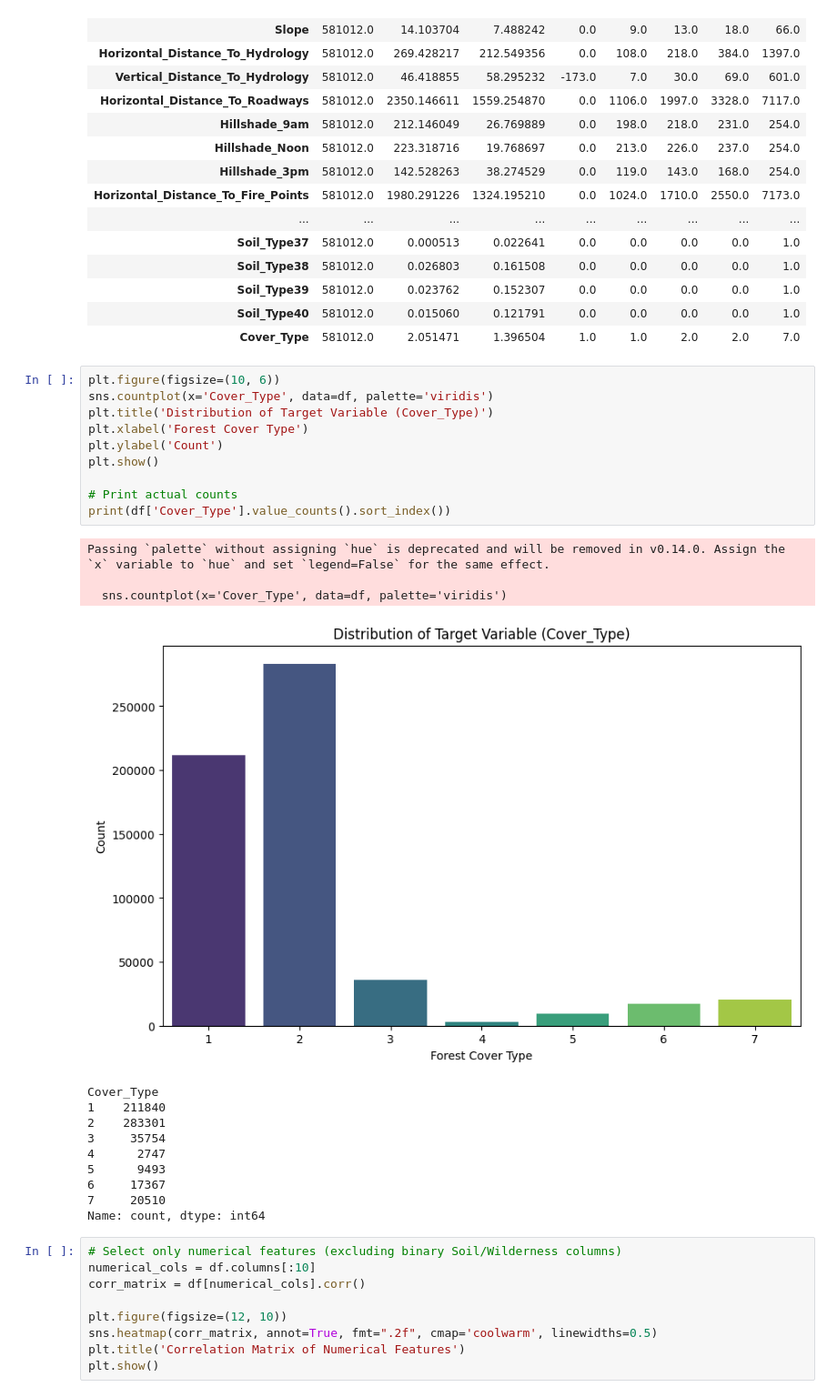
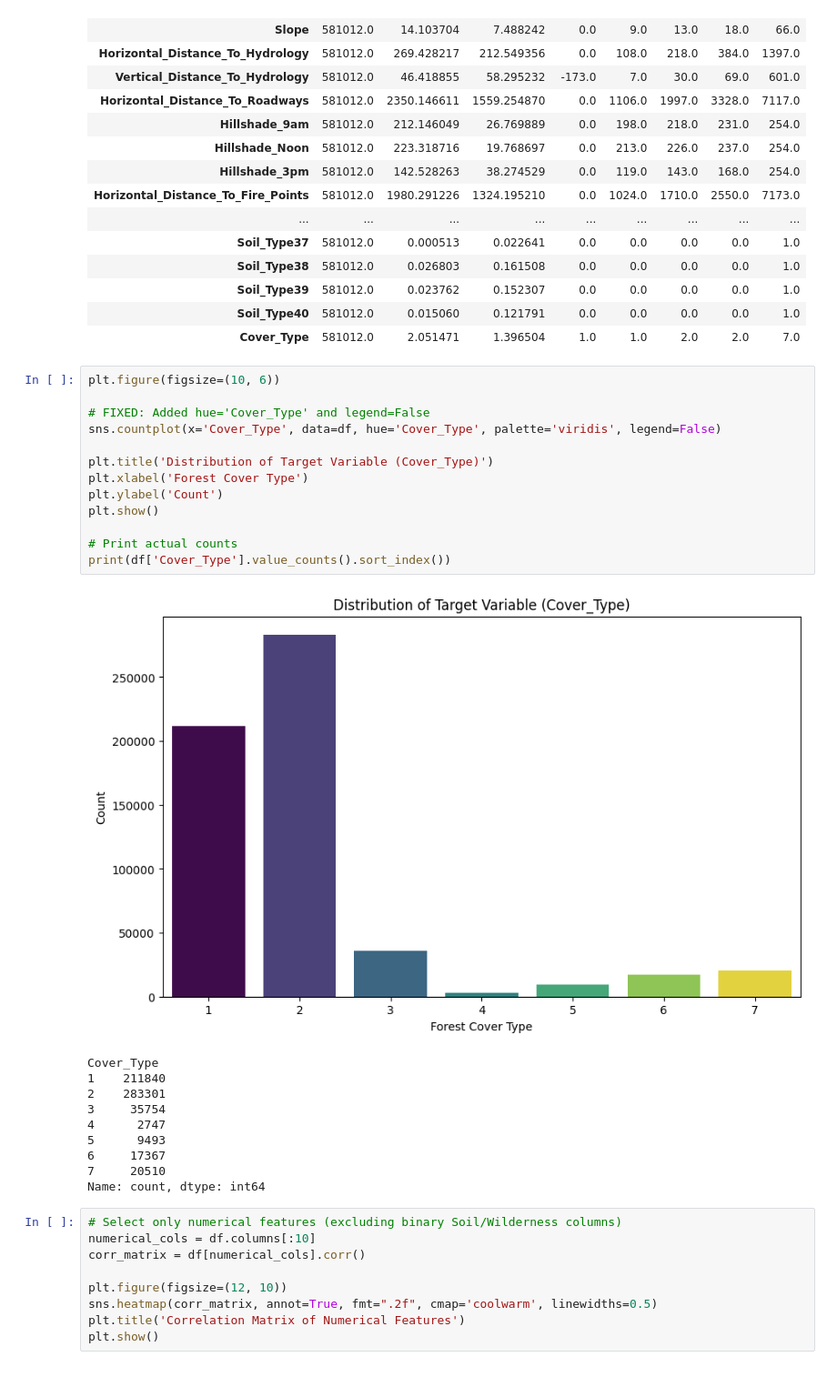
Before and after one commit to Aditya01237/Machine_Learning_2, a Jupyter notebook: Forest_Cover_Type_Dataset.ipynb, the cells around one changed output. Shown at 91% size. Drawn from its saved outputs; the diff is of its cells as text.

```diff
--- a/Forest_Cover_Type_Dataset.ipynb
+++ b/Forest_Cover_Type_Dataset.ipynb
@@ -114,28 +114,28 @@ Descriptive Statistics:
 | Cover_Type | 581012.0 | 2.051471 | 1.396504 | 1.0 | 1.0 | 2.0 | 2.0 | 7.0 |
 # %%
 plt.figure(figsize=(10, 6))
-sns.countplot(x='Cover_Type', data=df, palette='viridis')
+
+# FIXED: Added hue='Cover_Type' and legend=False
+sns.countplot(x='Cover_Type', data=df, hue='Cover_Type', palette='viridis', legend=False)
+
 plt.title('Distribution of Target Variable (Cover_Type)')
 plt.xlabel('Forest Cover Type')
 plt.ylabel('Count')
 plt.show()
 
 # Print actual counts
 print(df['Cover_Type'].value_counts().sort_index())
 # %% [output]
+[figure, new version]
-Passing `palette` without assigning `hue` is deprecated and will be removed in v0.14.0. Assign the `x` variable to `hue` and set `legend=False` for the same effect.
-
-  sns.countplot(x='Cover_Type', data=df, palette='viridis')
+Cover_Type
+1    211840
+2    283301
+3     35754
+4      2747
+5      9493
+6     17367
+7     20510
+Name: count, dtype: int64
-[figure, old version]
-Cover_Type
-1    211840
-2    283301
-3     35754
-4      2747
-5      9493
-6     17367
-7     20510
-Name: count, dtype: int64
 # %%
 # Select only numerical features (excluding binary Soil/Wilderness columns)
 numerical_cols = df.columns[:10]
```
Also changed, not shown: parts of 6 cells of this notebook.
